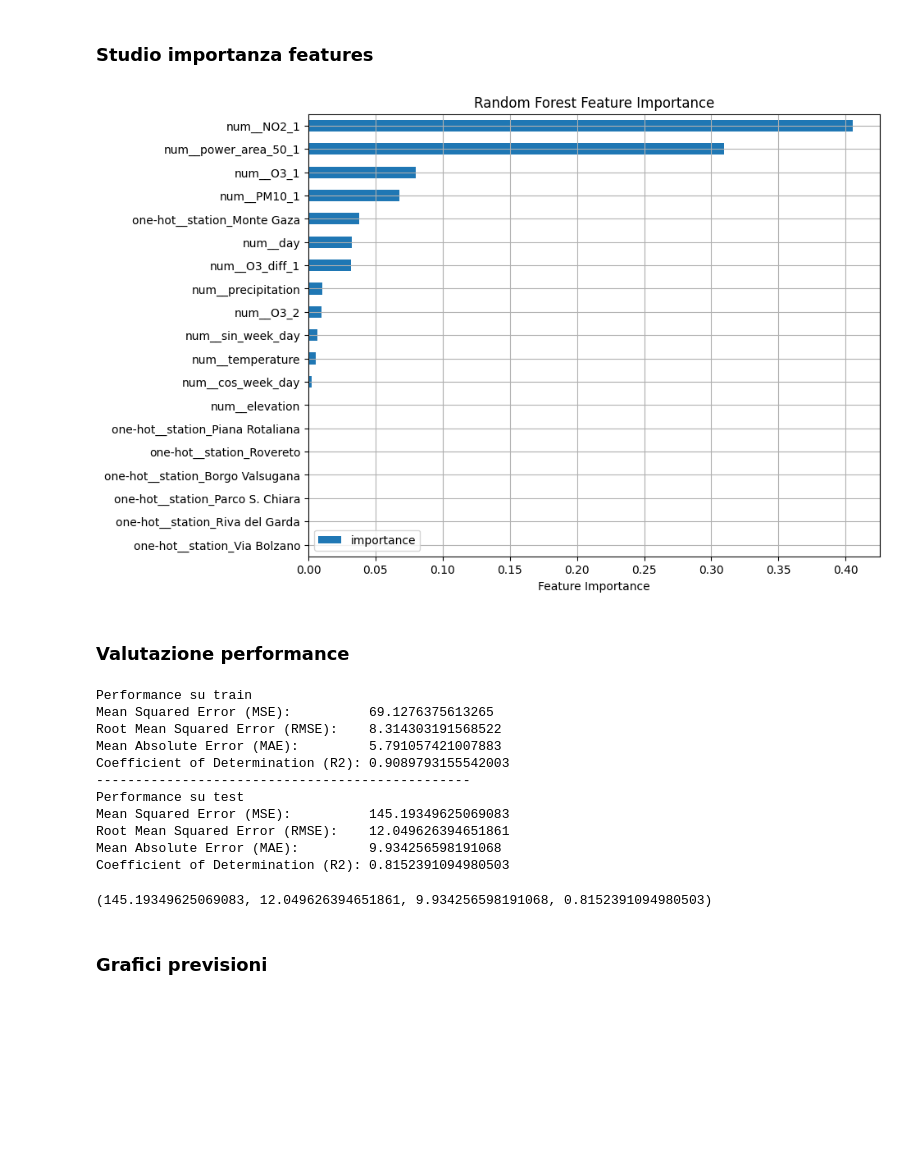
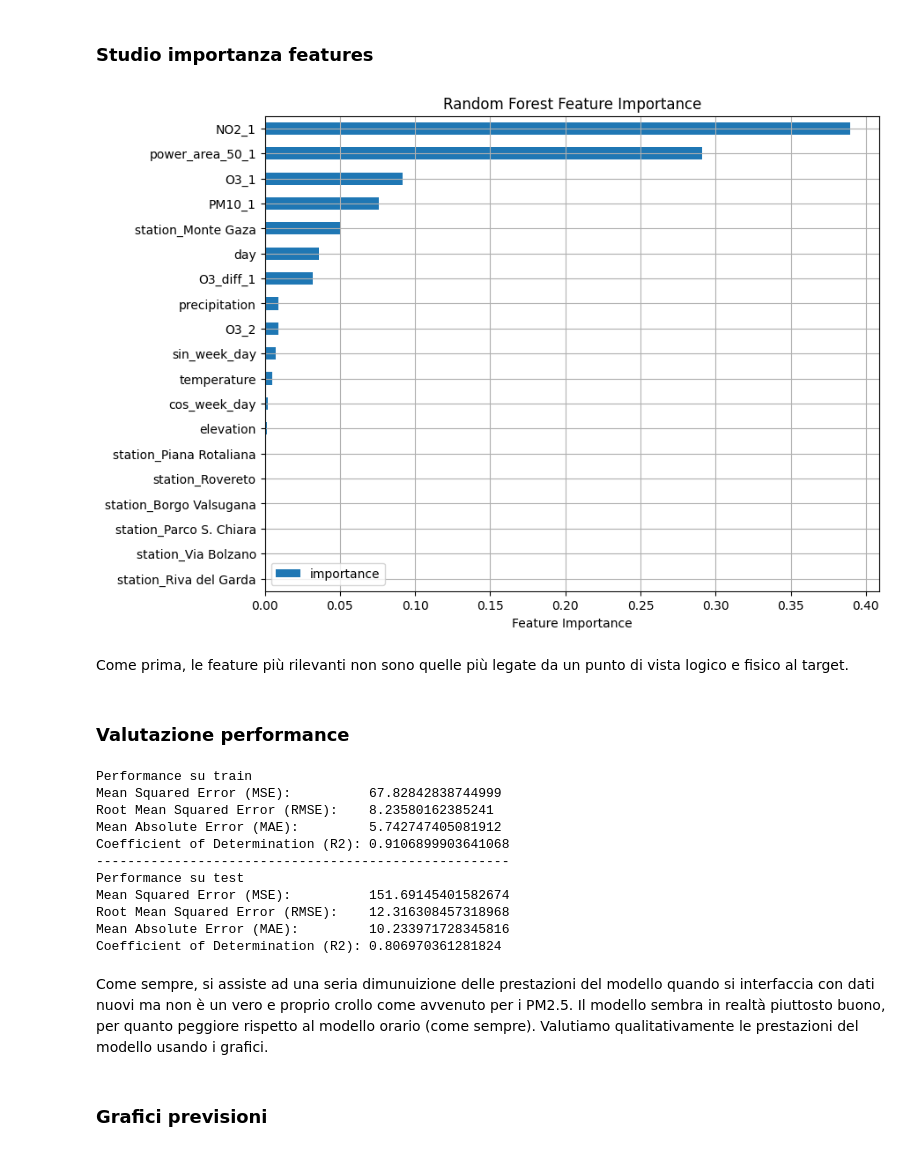
Before and after one commit to CarloDegasperi/DataScience, a Jupyter notebook: notebooks/regression/08_regression_random_forest.ipynb, the cells around one changed output. Saved outputs shown, nothing was run; the diff lists cells and outputs as text; code cells hidden in the pictures; blank space fills up the shorter version.

```diff
--- a/notebooks/regression/08_regression_random_forest.ipynb
+++ b/notebooks/regression/08_regression_random_forest.ipynb
@@ -81,7 +86,7 @@ rfr_PM10_h = GridSearchCV(estimator=pipeline_PM10_h,
 Dividiamo i dati in un insieme di training (80%) e uno di test (20%).
 # %%
 # splittiamo il dataset
-feature_cols = list(num_features) + list(non_num_features)
+feature_cols = hour_PM10_df.columns.difference(['target'])
 
 # creiamo train e test
 PM10_h_X_train, PM10_h_X_test, PM10_h_y_train, PM10_h_y_test = fs.get_train_test(hour_PM10_df, 0.8, feature_cols)
@@ -732,37 +617,7 @@ day_O3_df.dropna(inplace=True)
 # %%
-# individuiamo le colonne numeriche e quelle non numeriche
-non_num_features = [col for col in day_O3_df.columns if col.startswith('station_')]
-num_features = day_O3_df.columns.difference(non_num_features + ['target'])
-
-# per il preprocessing usiamo lo stesso schema del modello logistico
-preprocessor_O3_d = ColumnTransformer(transformers=[('num', StandardScaler(), num_features), ('one-hot', 'passthrough', non_num_features)])
-
-# Time Series Cross Validation
-tscv = TimeSeriesSplit(n_splits=5)
-
-# pipeline con Random Forest
-pipeline_O3_d = Pipeline([('preprocessor', preprocessor_O3_d), ('regressor', RandomForestRegressor(random_state=seed))])
-
-# griglia degli iperparametri
-#param_grid_rfr = {'regressor__n_estimators': [100, 200, 500],                   # numero di alberi
-#                    'regressor__max_depth': [5, 10, 20, None],                  # massima profondità degli alberi
-#                    'regressor__min_samples_split': [2, 5, 10],                 # numero minimo di sample per creare una diramazione
-#                    'regressor__min_samples_leaf': [1, 2, 5],                   # numero minimo di sample per foglia
-#                    'regressor__max_features': [1.0, 'sqrt', 'log2'],           # numero massimo di feature considerate per uno split
-#                    'regressor__bootstrap': [True, False]}                      # bootstrap
-
-
-param_grid_rfr = {'regressor__n_estimators': [200],                              # numero di alberi
-                    'regressor__max_depth': [5],                                 # massima profondità degli alberi
-                    'regressor__min_samples_split': [2],                         # numero minimo di sample per creare una diramazione
-                    'regressor__min_samples_leaf': [5],                          # numero minimo di sample per foglia
-                    'regressor__max_features': [1.0, 'sqrt'],                    # numero massimo di feature considerate per uno split
-                    'regressor__bootstrap': [True]}                              # bootstrap
-
-# ricerca degli iperparametri
-rfr_O3_d = GridSearchCV(estimator=pipeline_O3_d,                                 # usiamo Random Forest con la pipeline integrata
+rfr_O3_d = GridSearchCV(estimator=RandomForestRegressor(random_state=seed),
                         param_grid=param_grid_rfr,                                  # cerchiamo gli iperparametri migliori
-                        scoring='neg_root_mean_squared_error',
+                        scoring='neg_root_mean_squared_error',                      # -RMSE
                         cv=tscv,                                                    # come spiegato nel notebook 04, dobbiamo fare la CV in ordine cronologico
                         n_jobs=-1,                                                  # usiamo la massima potenza disponibile nella CPU
                         refit=True)                                                 # vogliamo poi allenare il modello con i migliori iperparametri
@@ -770,7 +625,7 @@ rfr_O3_d = GridSearchCV(estimator=pipeline_O3_d,
 ### Train, Test split
 # %%
 # splittiamo il dataset
-feature_cols = list(num_features) + list(non_num_features)
+feature_cols = day_O3_df.columns.difference(['target'])
 
 # creiamo train e test
 O3_d_X_train, O3_d_X_test, O3_d_y_train, O3_d_y_test = fs.get_train_test(day_O3_df, 0.8, feature_cols)
@@ -808,14 +652,11 @@ Best score:
 # %% [markdown]
 ### Studio importanza features
 # %%
-# tiro fuori i nomi delle feature come li ha presi il trasformatore (in questo modo non rischio di scambiare le features)
-feature_names = (best_rfr_O3_d.named_steps['preprocessor'].get_feature_names_out())
-
-O3_d_model = best_rfr_O3_d.named_steps['regressor']
-
-fs.display_importances(O3_d_model, feature_names)
+fs.display_importances(best_rfr_O3_d, feature_cols)
 # %% [output]
-[figure, old version]
+[figure, new version]
+# %% [markdown]
+Come prima, le feature più rilevanti non sono quelle più legate da un punto di vista logico e fisico al target.
 # %% [markdown]
 ### Valutazione performance
 # %%
@@ -828,23 +669,24 @@ full_O3_d_te['actual'] = O3_d_y_test
 full_O3_d_te['prediction'] = best_rfr_O3_d.predict(O3_d_X_test)
 
 print('Performance su train')
-fs.evaluation(full_O3_d_tr['actual'], full_O3_d_tr['prediction'])
-print('------------------------------------------------')
+mse_tr, rmse_tr, mae_tr, r2_tr = fs.evaluation(full_O3_d_tr['actual'], full_O3_d_tr['prediction'])
+print('-----------------------------------------------------')
 print('Performance su test')
-fs.evaluation(full_O3_d_te['actual'], full_O3_d_te['prediction'])
+mse_te, rmse_te, mae_te, r2_te = fs.evaluation(full_O3_d_te['actual'], full_O3_d_te['prediction'])
 # %% [output]
 Performance su train
-Mean Squared Error (MSE):          69.1276375613265
-Root Mean Squared Error (RMSE):    8.314303191568522
-Mean Absolute Error (MAE):         5.791057421007883
-Coefficient of Determination (R2): 0.9089793155542003
-------------------------------------------------
+Mean Squared Error (MSE):          67.82842838744999
+Root Mean Squared Error (RMSE):    8.23580162385241
+Mean Absolute Error (MAE):         5.742747405081912
+Coefficient of Determination (R2): 0.9106899903641068
+-----------------------------------------------------
 Performance su test
-Mean Squared Error (MSE):          145.19349625069083
-Root Mean Squared Error (RMSE):    12.049626394651861
-Mean Absolute Error (MAE):         9.934256598191068
-Coefficient of Determination (R2): 0.8152391094980503
+Mean Squared Error (MSE):          151.69145401582674
+Root Mean Squared Error (RMSE):    12.316308457318968
+Mean Absolute Error (MAE):         10.233971728345816
+Coefficient of Determination (R2): 0.806970361281824
-(145.19349625069083, 12.049626394651861, 9.934256598191068, 0.8152391094980503)
+# %% [markdown]
+Come sempre, si assiste ad una seria dimunuizione delle prestazioni del modello quando si interfaccia con dati nuovi ma non è un vero e proprio crollo come avvenuto per i PM2.5. Il modello sembra in realtà piuttosto buono, per quanto peggiore rispetto al modello orario (come sempre). Valutiamo qualitativamente le prestazioni del modello usando i grafici.
 # %% [markdown]
 ### Grafici previsioni
 # %%
```
Also changed, not shown: parts of 177 cells of this notebook, 1 other file.
